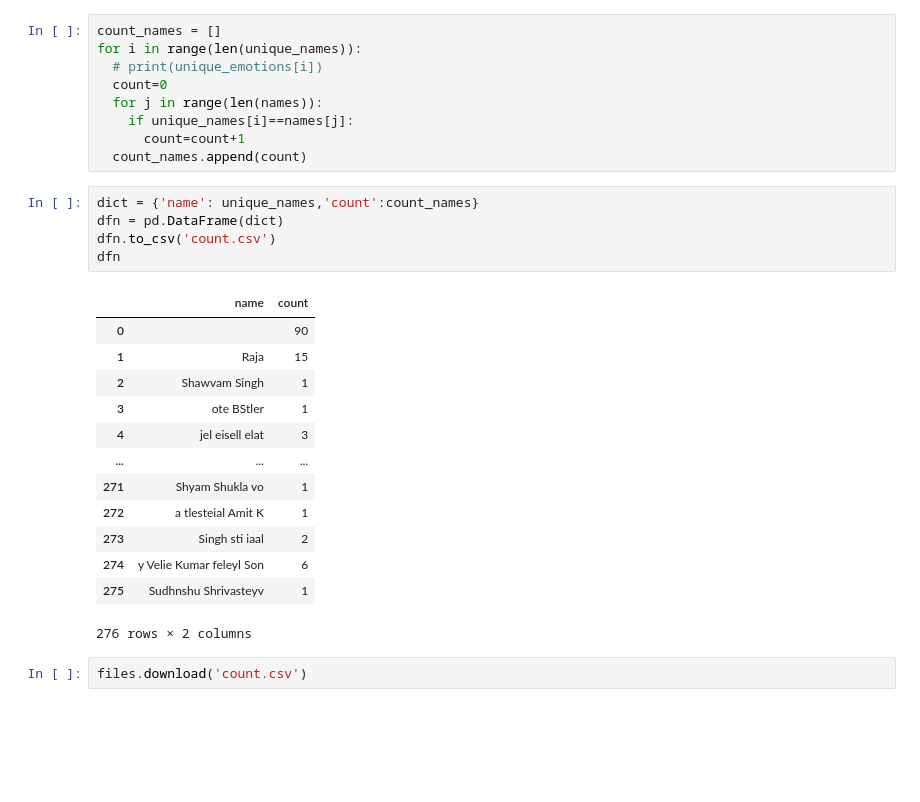
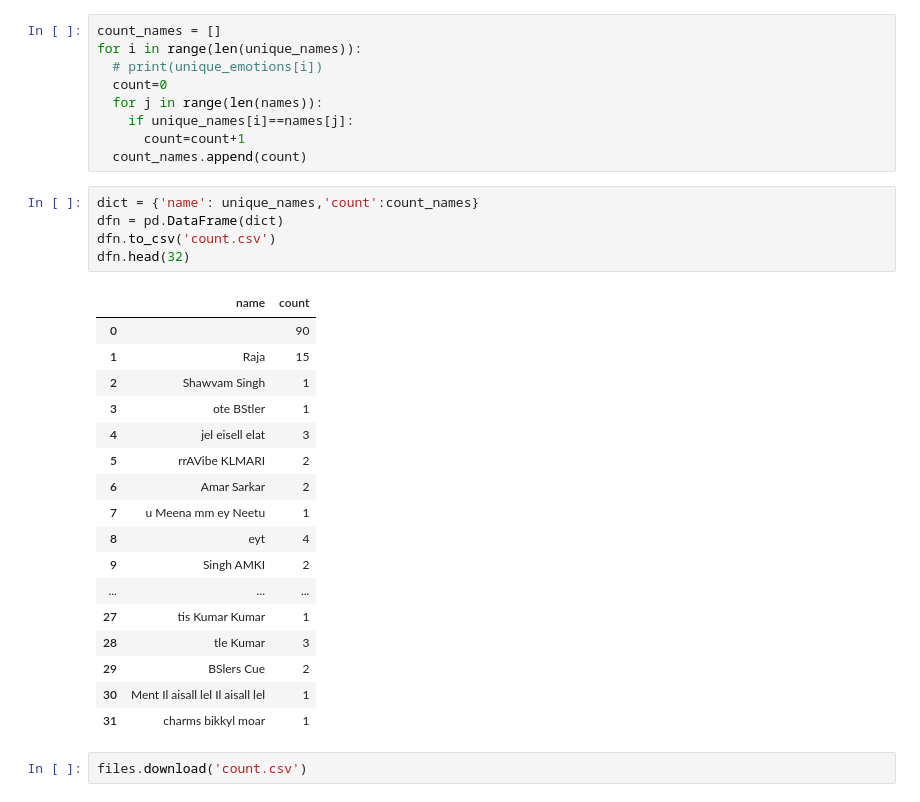
Before and after one commit to karanjayswal/Online-Class-Emotion, a Jupyter notebook: Text_to_CSV.ipynb, the cells around one changed output. Drawn from its saved outputs; the diff is of its cells as text; blank space fills up the shorter version.

```diff
--- a/Text_to_CSV.ipynb
+++ b/Text_to_CSV.ipynb
@@ -154,22 +154,26 @@ for i in range(len(unique_names)):
 # %%
 dict = {'name': unique_names,'count':count_names}
 dfn = pd.DataFrame(dict)
 dfn.to_csv('count.csv')
-dfn
+dfn.head(32)
 # %% [output]
 |  | name | count |
 | 0 |  | 90 |
 | 1 | Raja | 15 |
 | 2 | Shawvam Singh | 1 |
 | 3 | ote BStler | 1 |
 | 4 | jel eisell elat | 3 |
+| 5 | rrAVibe KLMARI | 2 |
+| 6 | Amar Sarkar | 2 |
+| 7 | u Meena mm ey Neetu | 1 |
+| 8 | eyt | 4 |
+| 9 | Singh AMKI | 2 |
 | ... | ... | ... |
-| 271 | Shyam Shukla vo | 1 |
-| 272 | a tlesteial Amit K | 1 |
-| 273 | Singh sti iaal | 2 |
-| 274 | y Velie Kumar feleyl Son | 6 |
-| 275 | Sudhnshu Shrivasteyv | 1 |
+| 27 | tis Kumar Kumar | 1 |
+| 28 | tle Kumar | 3 |
+| 29 | BSlers Cue | 2 |
+| 30 | Ment Il aisall lel Il aisall lel | 1 |
+| 31 | charms bikkyl moar | 1 |
-276 rows × 2 columns
 # %%
 files.download('count.csv')
 # %% [output]
```
Also changed, not shown: parts of 7 cells of this notebook.
